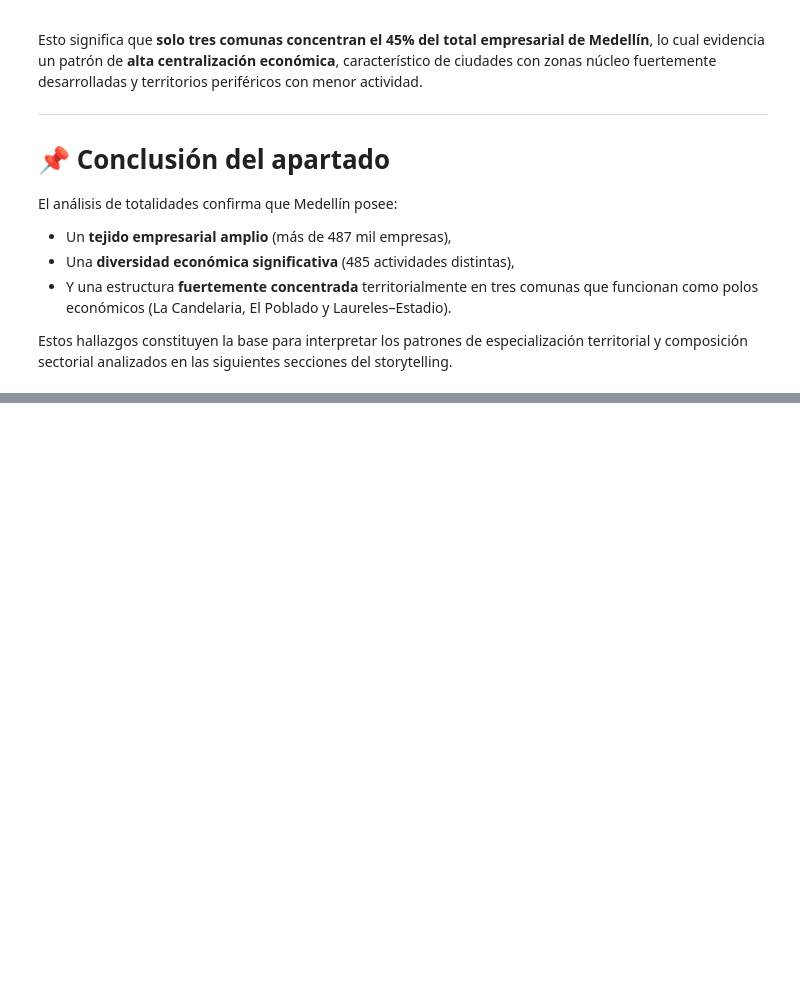
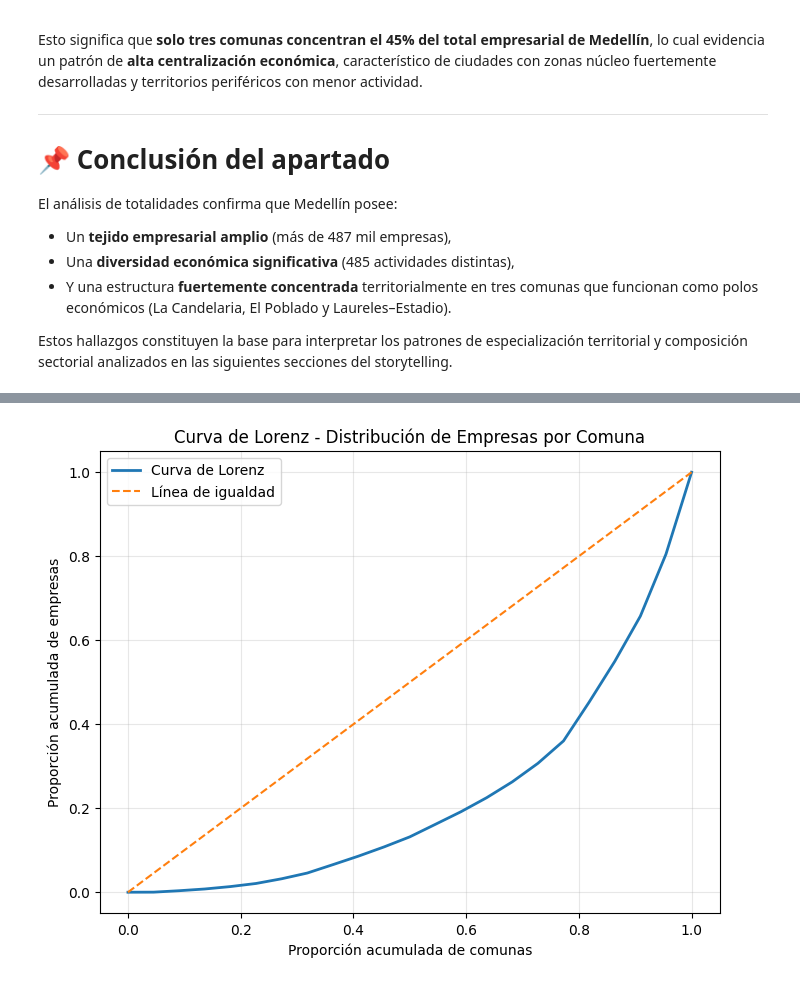
Before and after one commit to smaje99/diploma-in-data-analytics-in-business-management-unir, a Jupyter notebook: medellin-business-landscape/medellin-business-landscape.ipynb, the cells around one changed output, grey strips where cells are left out. Cells and saved outputs as stored; diff of their text form; code cells hidden in the pictures; blank space fills up the shorter version.

```diff
--- a/medellin-business-landscape/medellin-business-landscape.ipynb
+++ b/medellin-business-landscape/medellin-business-landscape.ipynb
@@ -1921,0 +1924,6 @@ Estos hallazgos constituyen la base para interpretar los patrones de especializa
+# %%
+# Asegurar correcto ordenamiento
+df_lorenz = empresas_por_comuna.sort_values("total_empresas").reset_index(drop=True)
+# Extraer los valores de total_empresas como un array numpy
+total_empresas = df_lorenz["total_empresas"].values
+total_empresas
@@ -1921,0 +1934,15 @@ Estos hallazgos constituyen la base para interpretar los patrones de especializa
+# %%
+# Curva de Lorenz
+lorenz = np.cumsum(np.sort(total_empresas)) / total_empresas.sum()
+lorenz = np.insert(lorenz, 0, 0)  # Iniciar en 0
+
+
+# Crear dataframe de la curva
+lorenz_df = pd.DataFrame(
+    {
+        "comuna_ordenada": ["inicio"] + empresas_por_comuna.index.tolist(),
+        "participación_acumulada": lorenz,
+    }
+)
+
+lorenz_df
@@ -1921,0 +1967,23 @@ Estos hallazgos constituyen la base para interpretar los patrones de especializa
+# %%
+import matplotlib.pyplot as plt
+
+# Opcional: excluir comunas que no son unidades territoriales
+lorenz_df_filtered = lorenz_df[lorenz_df["comuna_ordenada"] != "Sin Georreferenciar"]
+
+# Eje X de comunas acumuladas
+x = np.linspace(0, 1, len(lorenz))
+
+# Graficar Curva de Lorenz
+plt.figure(figsize=(8, 6))
+plt.plot(x, lorenz, label="Curva de Lorenz", linewidth=2)
+plt.plot([0, 1], [0, 1], label="Línea de igualdad", linestyle="--")
+
+plt.title("Curva de Lorenz - Distribución de Empresas por Comuna")
+plt.xlabel("Proporción acumulada de comunas")
+plt.ylabel("Proporción acumulada de empresas")
+plt.grid(True, alpha=0.3)
+plt.legend()
+
+plt.show()
+# %% [output]
+[figure, added]
```
Also changed, not shown: parts of 8 cells of this notebook, 1 other file.
